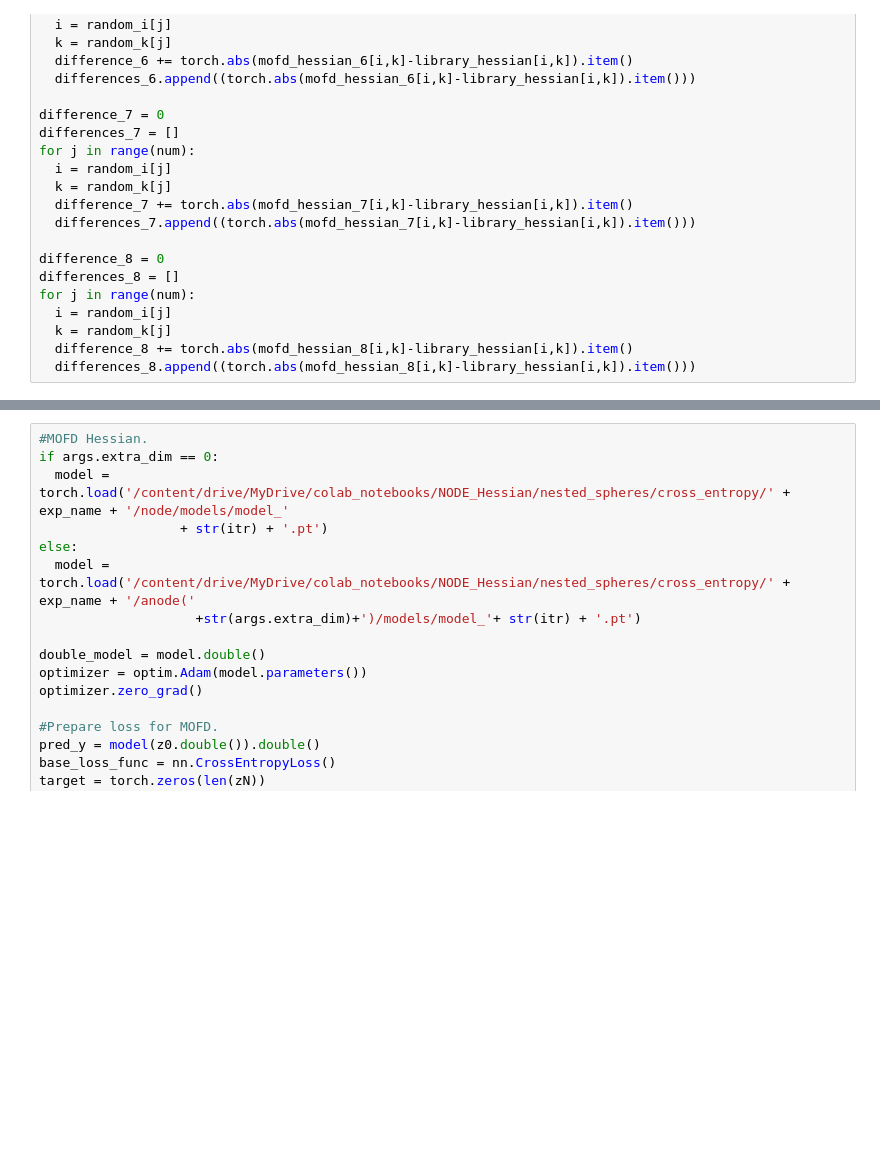
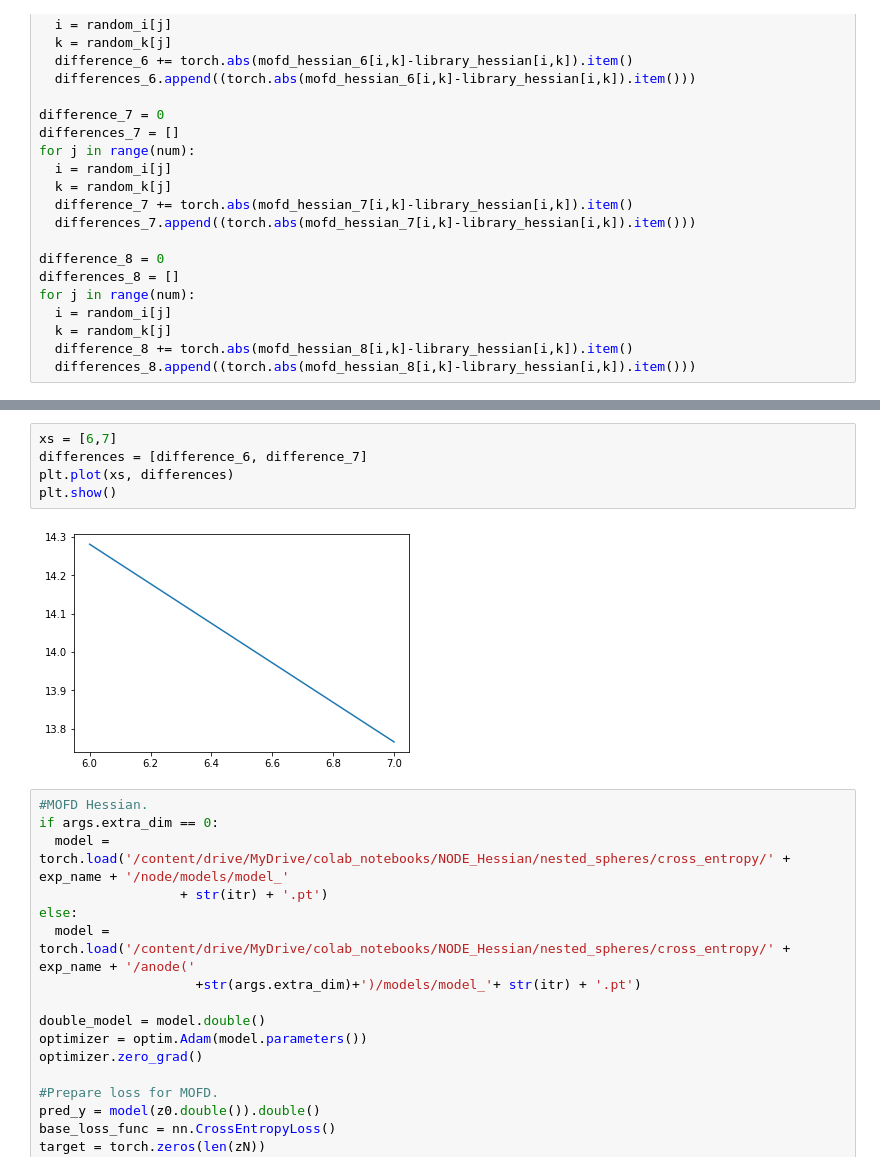
Before and after one commit to Lawrencium256/NODE_Hessian, a Jupyter notebook: nested_spheres/cross_entropy/nested_spheres_hessian_calculation_cross.ipynb, the cells around one changed output, grey strips where cells are left out. Saved outputs shown, nothing was run; the diff lists cells and outputs as text; blank space fills up the shorter version.

```diff
--- a/nested_spheres/cross_entropy/nested_spheres_hessian_calculation_cross.ipynb
+++ b/nested_spheres/cross_entropy/nested_spheres_hessian_calculation_cross.ipynb
@@ -803,3 +810,10 @@ Max Ratio = 5.0308514
+# %%
+xs = [6,7]
+differences = [difference_6, difference_7]
+plt.plot(xs, differences)
+plt.show()
+# %% [output]
+[figure, added]
 # %%
 #MOFD Hessian.
 if args.extra_dim == 0:
```
Also changed, not shown: parts of 3 cells of this notebook, 6 other files.
